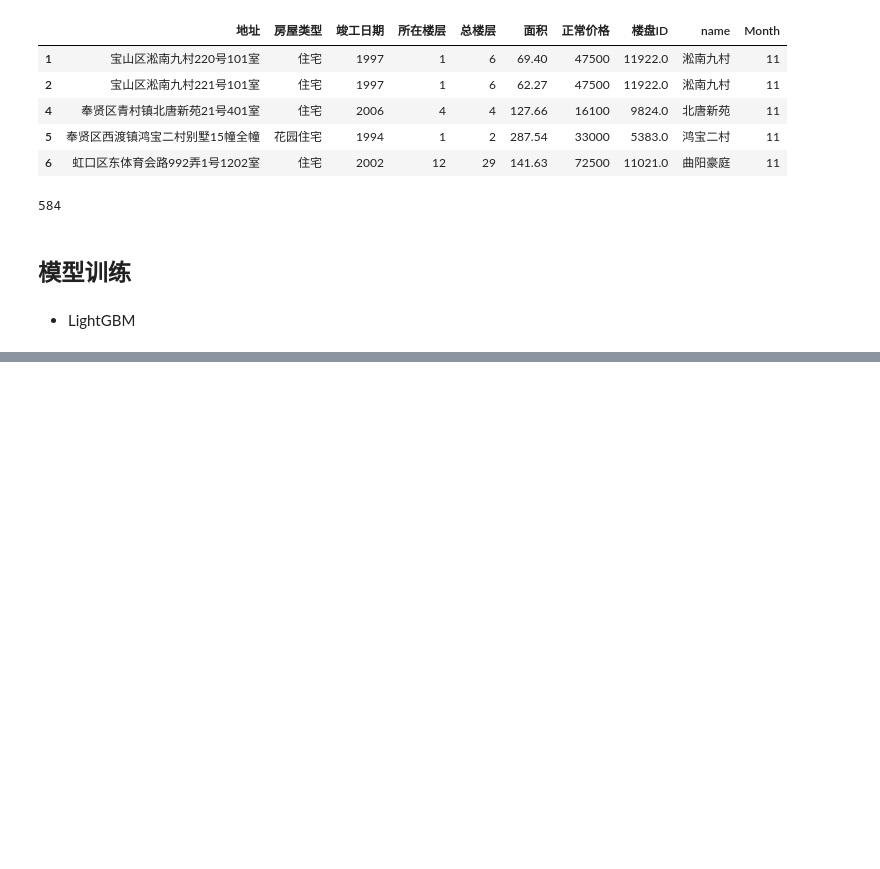
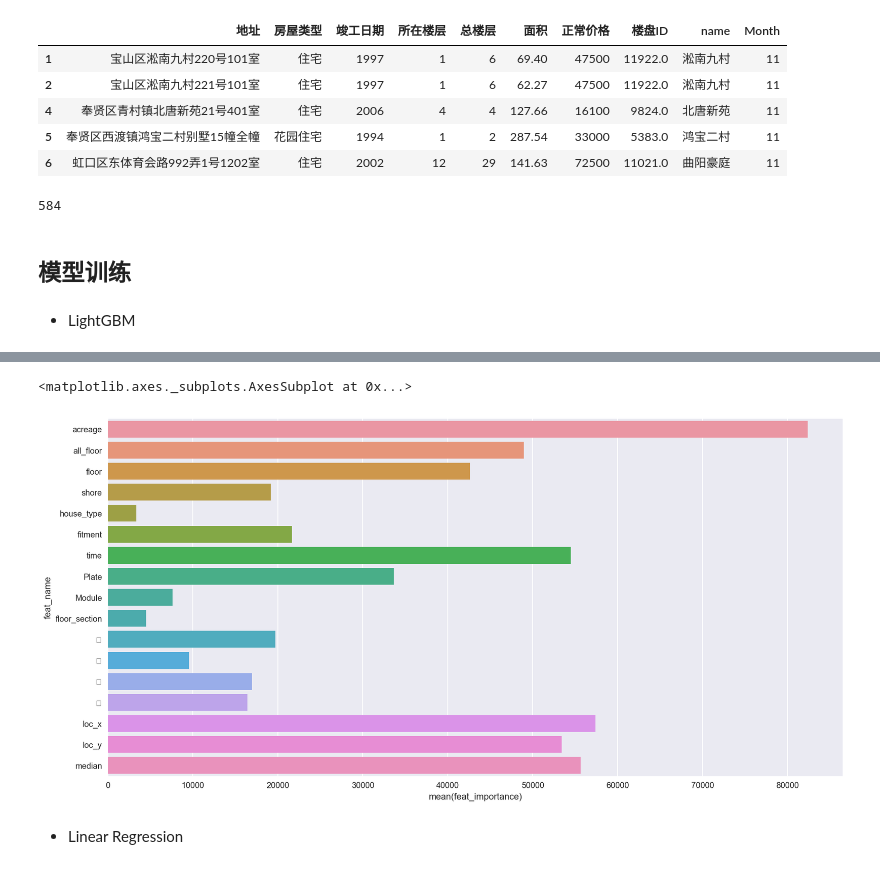
Before and after one commit to FlareActor/SH_HPP, a Jupyter notebook: kernel.ipynb, the cells around one changed output, grey strips where cells are left out. Saved outputs shown, nothing was run; the diff lists cells and outputs as text; code cells hidden in the pictures; blank space fills up the shorter version.

```diff
--- a/kernel.ipynb
+++ b/kernel.ipynb
@@ -758,3 +815,12 @@ gbm
+# %%
+# 特征重要程度
+sns.set({'figure.figsize':(16,8)})
+sns.barplot(data=pd.DataFrame({'feat_name':x_train.columns,'feat_importance':gbm.feature_importance()}),x='feat_importance',y='feat_name')
+# %% [output]
+<matplotlib.axes._subplots.AxesSubplot at 0x...>
+[figure, added]
 # %%
 # 保存模型
 gbm.save_model('./cache/model.txt')
+# %% [markdown]
+* Linear Regression
```
Also changed, not shown: parts of 23 cells of this notebook.
